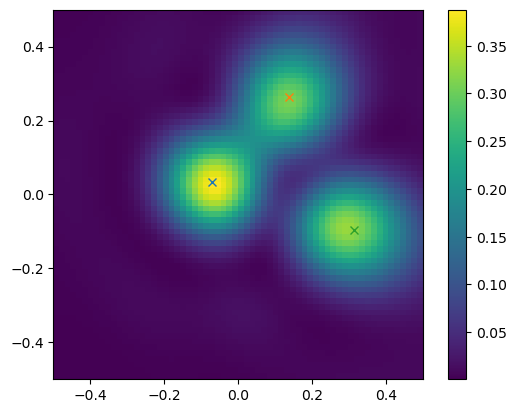
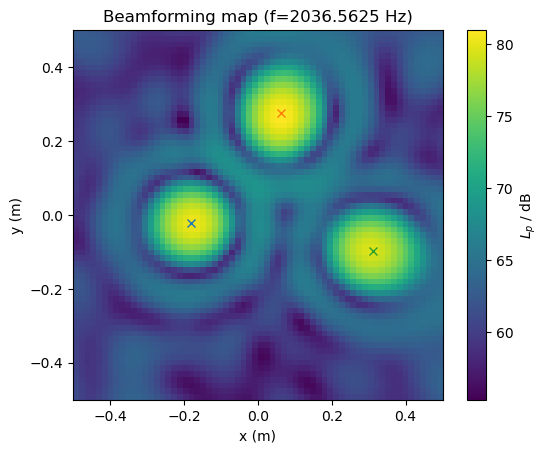
The change to this notebook cell's code, shown as a diff; its figure went from the first image to the second:
--- before
+++ after
@@ -1,14 +1,24 @@
+import acoular as ac
+import matplotlib.pyplot as plt
 
 dataset = tf.data.TFRecordDataset(
-    filenames=["/tmp/dataset.tfrecord"],
-).map(tfrecord_parser)
+    filenames=["/tmp/dataset.tfrecord"],).map(parser)
 
+# create an iterator from the dataset
 dataset_iter = iter(dataset)
-sourcemap, p2, loc = next(dataset_iter)
+data = next(dataset_iter)
+
+sourcemap = ac.L_p(data['sourcemap']).T
+loc = data['loc']
+f = data['f'][0]
+extent = d1.config.grid.extend()
 
 plt.figure()
-plt.imshow(sourcemap.numpy().T,extent=(-.5,.5,-.5,.5),origin='lower')
+plt.title(f"Beamforming map (f={f} Hz)")
+plt.imshow(sourcemap,extent=extent,origin='lower')
 for l in loc[:2].numpy().T:
     plt.plot(l[0],l[1],'x')
-plt.colorbar()
+plt.colorbar(label=r'$L_p$ / dB')
+plt.xlabel('x (m)')
+plt.ylabel('y (m)')
 plt.show()

Commit: Merge branch 'experimental'